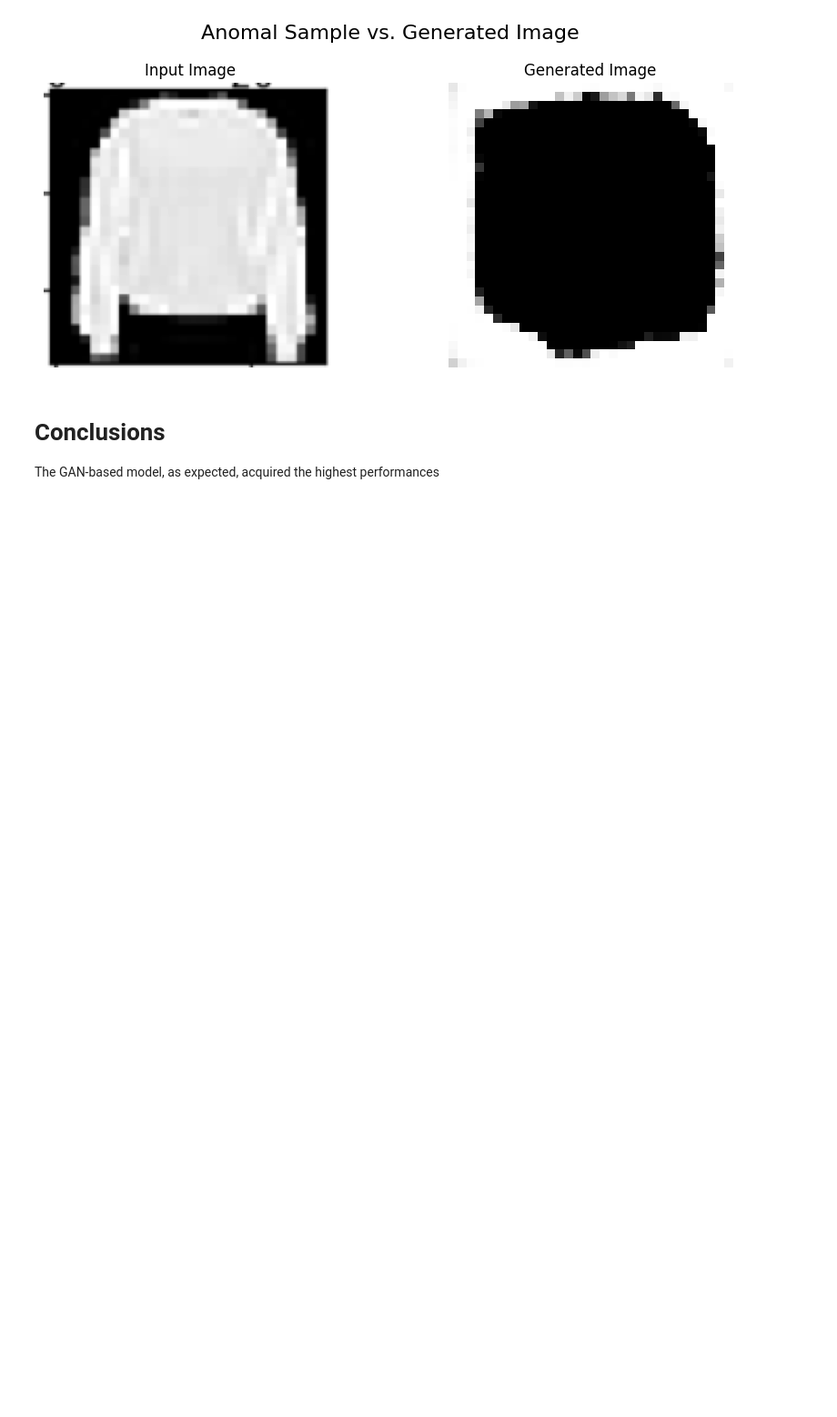
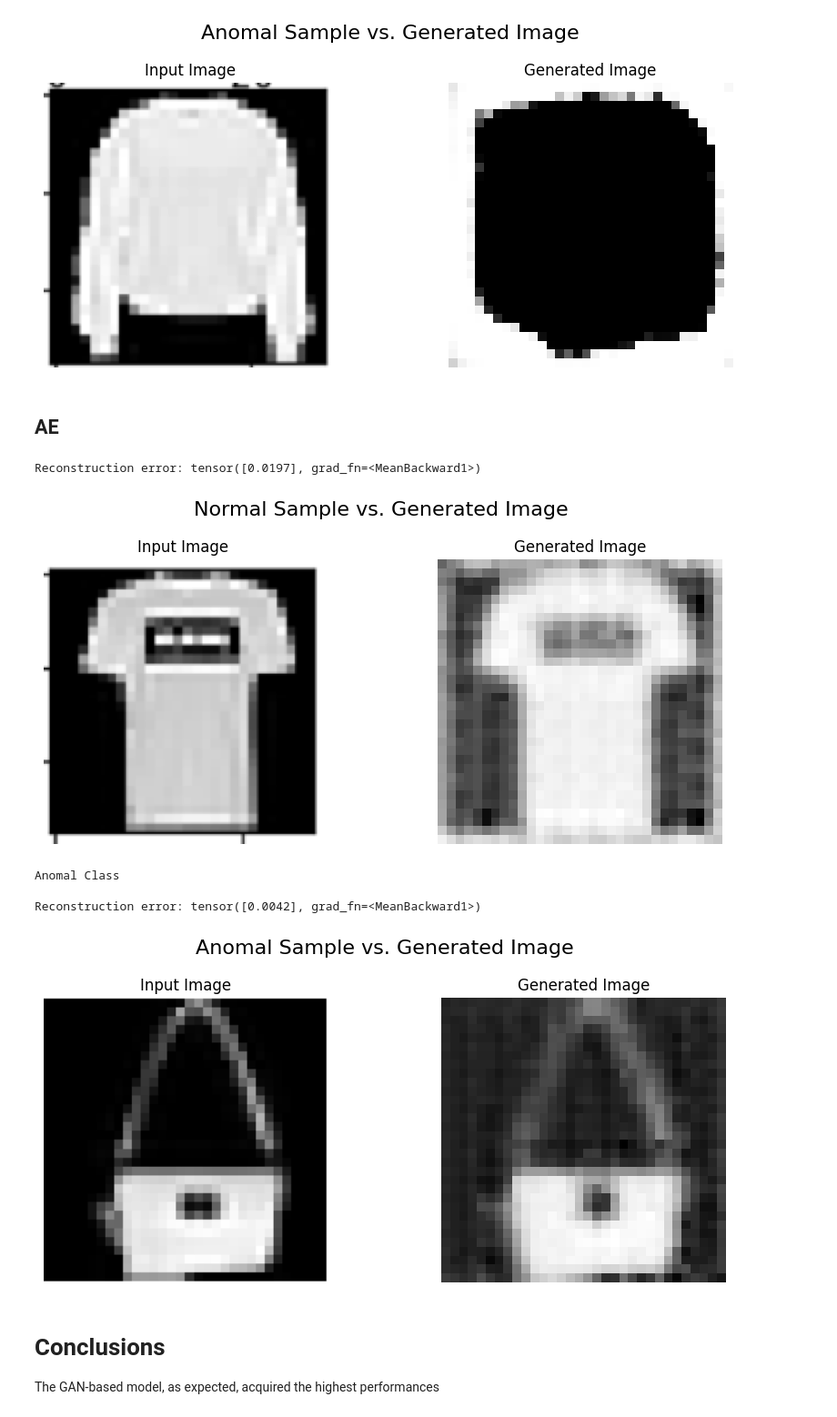
Before and after one commit to DavideEspositoPelella/Anomaly_Detection_GAN_Based, a Jupyter notebook: Deep_Learning_Project.ipynb, the cells around one changed output. Shown at 91% size. Saved outputs shown, nothing was run; the diff lists cells and outputs as text; code cells hidden in the pictures; blank space fills up the shorter version.

```diff
--- a/Deep_Learning_Project.ipynb
+++ b/Deep_Learning_Project.ipynb
@@ -765,25 +823,35 @@ checkpoint_callback = ModelCheckpoint(
 )
 # %%
 # Hyperparameters
+'''
 BATCH_SIZE = 1
-epochs = 10
+epochs = 13
 learning_rate = 0.001
 subsampling = True
 subsamples = 3000
 accelerator_enabled = True
 display = False
+'''
+BATCH_SIZE = 1
+epochs = 5
+learning_rate = 0.001
+subsampling = True
+subsamples = 200
+accelerator_enabled = True
+display = False
 # %%
 # Initialize dataset
 data_module = AnomalyDetectionDataModule(batch_size=BATCH_SIZE,
                                          subsampling=subsampling,
                                          subsamples=subsamples,
+                                         model='AE',
                                          normal_class=0)
 # %%
 # Initialize model and trainer
 
 if torch.cuda.is_available() and accelerator_enabled:
   print("GPU")
-  model = AE_based(lr=learning_rate).to("cuda")
+  model = AE_based(lr=learning_rate, display=display).to("cuda")
   trainer = pl.Trainer(accelerator="cuda",
                        max_epochs=epochs,
                        callbacks=[TQDMProgressBar(),
@@ -791,7 +859,7 @@ if torch.cuda.is_available() and accelerator_enabled:
                        )
 else :
   print("CPU")
-  model = AE_based(lr=learning_rate).to("cpu")
+  model = AE_based(lr=learning_rate, display=display).to("cpu")
   trainer = pl.Trainer(accelerator="cpu",
                        max_epochs=epochs,
                        callbacks=[TQDMProgressBar(),
@@ -838,6 +909,7 @@ LOCAL_RANK: 0 - CUDA_VISIBLE_DEVICES: [0]
 import torch
 from PIL import Image
 from torchvision import transforms
+import torch.nn.functional as F
 import matplotlib.pyplot as plt
 
 def compare_img(input_image_path, model, sample):
@@ -854,7 +926,8 @@ def compare_img(input_image_path, model, sample):
     # Convert generated output tensor to an image
     generated_image = generated_output.squeeze().detach().cpu()
 
-    reconstruction_error = F.l1_loss((model(input_tensor)+1)/2, input_tensor, reduction='none')
+    #reconstruction_error = F.l1_loss((model(input_tensor)+1)/2, input_tensor, reduction='none')
+    reconstruction_error = F.mse_loss(model(input_tensor), input_tensor, reduction='none')
     reconstruction_error = reconstruction_error.view(reconstruction_error.size(0), -1).mean(dim=1)
 
     print("\nReconstruction error:", reconstruction_error)
@@ -928,6 +1003,29 @@ Anomal Class
 
 Reconstruction error: tensor([0.6969], grad_fn=<MeanBackward1>)
 [figure]
+# %% [markdown]
+## AE
+# %%
+input_image_path = '0.png'     # t-shirt
+#input_image_path = '1.png'     # trousers
+#input_image_path = '4.png'     # coat
+#input_image_path = '5.png'     # sandal
+#input_image_path = '6.png'     # shirt
+#input_image_path = '7.png'     # Sneaker
+#input_image_path = '8.png'     # bag
+
+compare_img(input_image_path, model, "Normal Sample")
+
+print("Anomal Class")
+input_image_path = '8.png'
+compare_img(input_image_path, model, "Anomal Sample")
+# %% [output]
+Reconstruction error: tensor([0.0197], grad_fn=<MeanBackward1>)
+[figure, added]
+Anomal Class
+
+Reconstruction error: tensor([0.0042], grad_fn=<MeanBackward1>)
+[figure, added]
 # %% [markdown]
 # Conclusions
 The GAN-based model, as expected, acquired the highest performances
```
Also changed, not shown: parts of 22 cells of this notebook.
